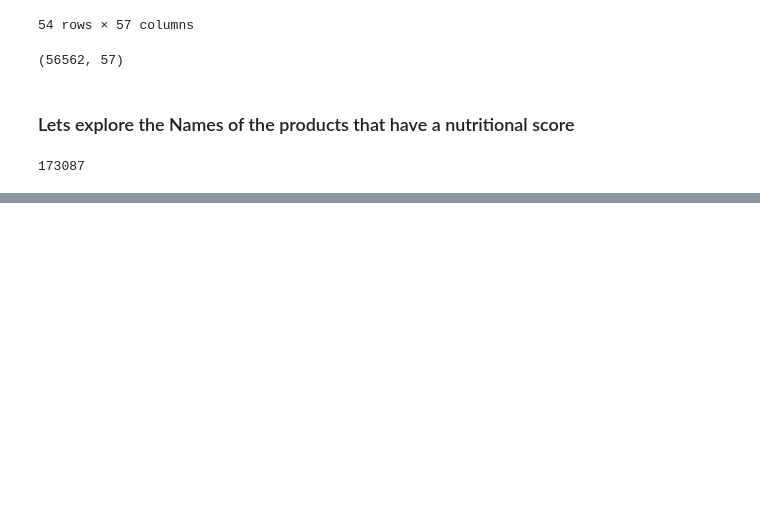
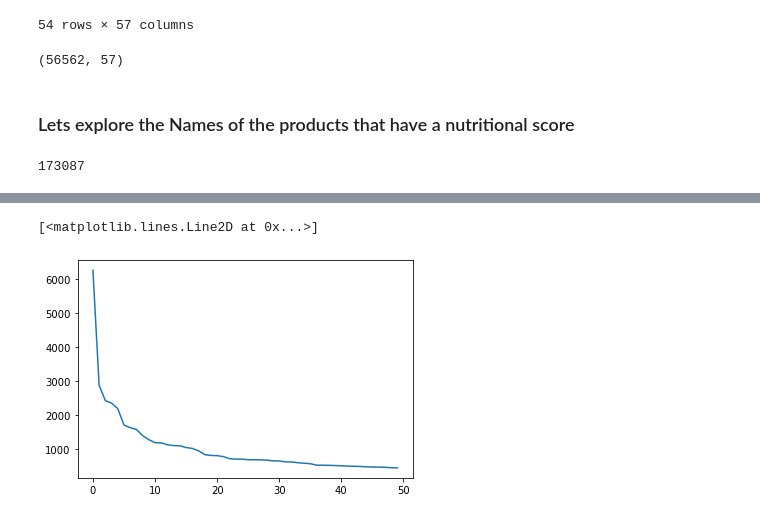
Before and after one commit to MarcBickel/project_gobigorgohome, a Jupyter notebook: openfood_lorenzo.ipynb, the cells around one changed output, grey strips where cells are left out. Cells and saved outputs as stored; diff of their text form; code cells hidden in the pictures; blank space fills up the shorter version.

```diff
--- a/openfood_lorenzo.ipynb
+++ b/openfood_lorenzo.ipynb
@@ -250,6 +249,25 @@ def remove_punct(text):
     return ''.join([ch for ch in text if ch not in punctuation])
 def remove_numbers(foo):
     return [x for x in foo if not any(x1.isdigit() for x1 in x)]
+# %%
+def extract_words_by_grade(df,nutritional_grade='a'):
+        df_e=df[df['nutrition_grade_fr']==nutritional_grade].copy()
+
+        ## Remove outliers and nans from the dataset
+        prod_name=list(df_e['product_name'].values)
+        prod_name_clean=[unidecode.unidecode(str(i)) for i in prod_name] #remove accents
+        prod_name_clean=[stopword_remover(remove_punct(lowercase_all(i))) for i in prod_name_clean]
+
+
+        # now we can concatenate the names
+        name_concat=[]
+        for i in prod_name_clean:
+            for j in i.split():
+                name_concat.append(j)
+
+        name_concat=remove_numbers(name_concat)
+
+        return OrderedDict(sorted(Counter(name_concat).items(), key = lambda kv : kv[1], reverse=True))
 # %%
 prod_name=list(df_e['product_name'].values)
 prod_name_clean=[unidecode.unidecode(str(i)) for i in prod_name] #remove accents
@@ -274,0 +291,7 @@ JSONDecodeError: Expecting value: line 1 column 1 (char 0)
+# %%
+translated_text=[]
+for j,i in enumerate(name_concat):
+    if np.mod(j,1000)==0:
+        print(j)
+    translator=Translator()
+    translated_text.append(translator.translate(i).text)
@@ -276,0 +307,4 @@ name_dict=Counter(name_concat)
+# %%
+grade_dict={}
+for i in np.unique(df_ns['nutrition_grade_fr']):
+    grade_dict[i]=extract_words_by_grade(df_ns,nutritional_grade=i)
@@ -276,0 +351,5 @@ name_dict=Counter(name_concat)
+# %%
+plt.plot(list(grade_dict['e'].values())[0:50])
+# %% [output]
+[<matplotlib.lines.Line2D at 0x...>]
+[figure, added]
```
Also changed, not shown: parts of 10 cells of this notebook.
